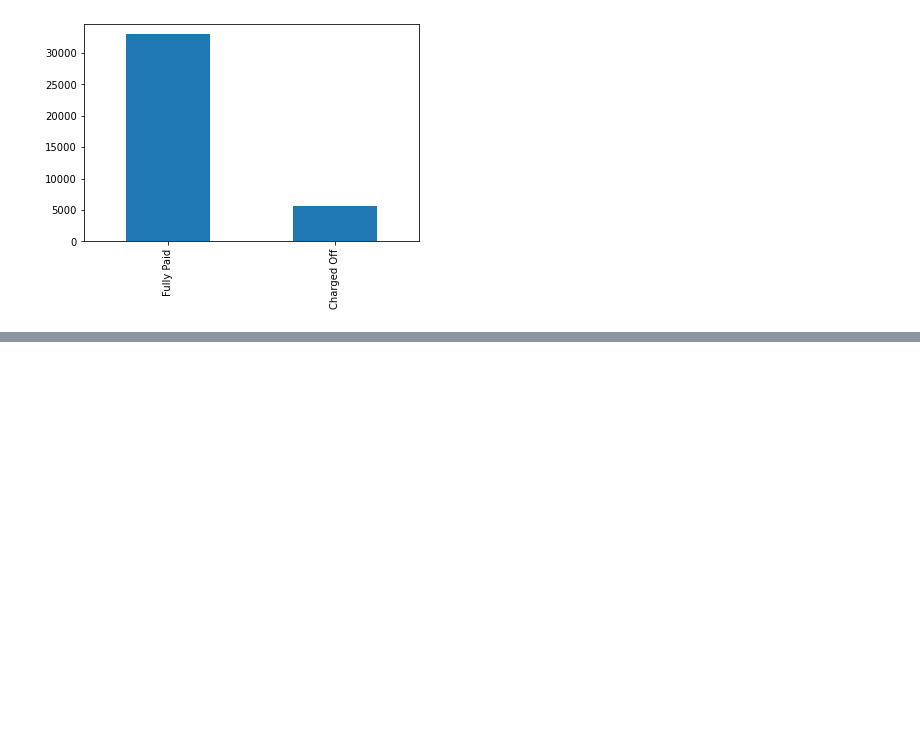
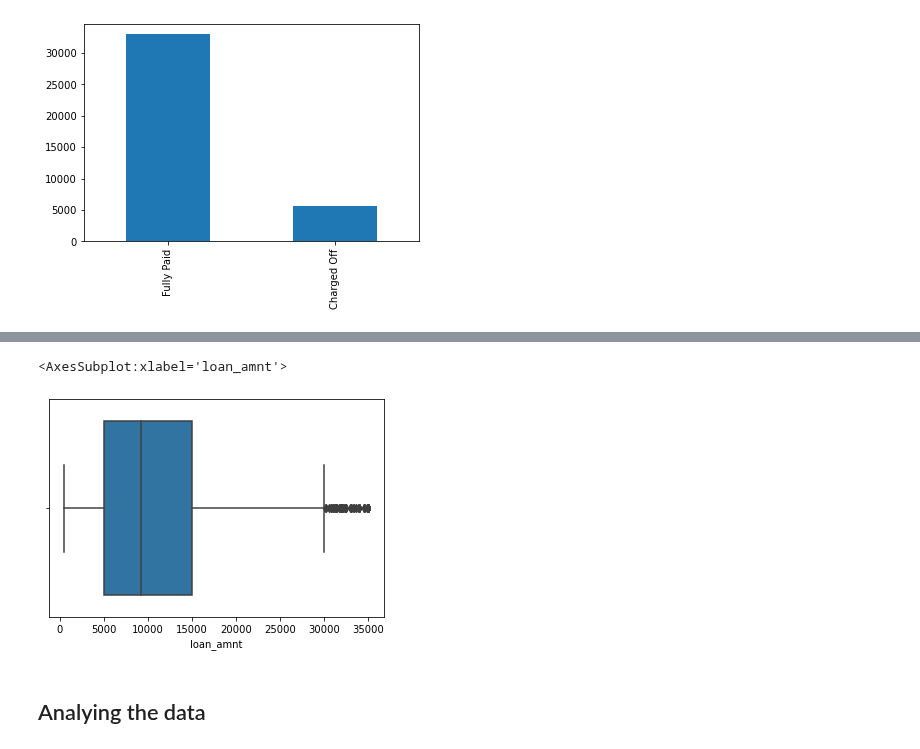
Before and after one commit to sateeshkumarj/Leanding_Club, a Jupyter notebook: leanding_club.ipynb, the cells around one changed output, grey strips where cells are left out. Drawn from its saved outputs; the diff is of its cells as text; code cells hidden in the pictures; blank space fills up the shorter version.

```diff
--- a/leanding_club.ipynb
+++ b/leanding_club.ipynb
@@ -148,0 +192,12 @@ memory usage: 8.5+ MB
+# %%
+#Similary do this for the loan amount
+#annual_inc_95 = loan['loan_amt'].quantile(0.95)
+#loan = loan[loan.annual_inc <= annual_inc_95]
+
+#The box graph looks good.
+sns.boxplot(loan.loan_amnt)
+# %% [output]
+<AxesSubplot:xlabel='loan_amnt'>
+[figure, added]
+# %% [markdown]
+## Analying the data
```
Also changed, not shown: parts of 25 cells of this notebook.
